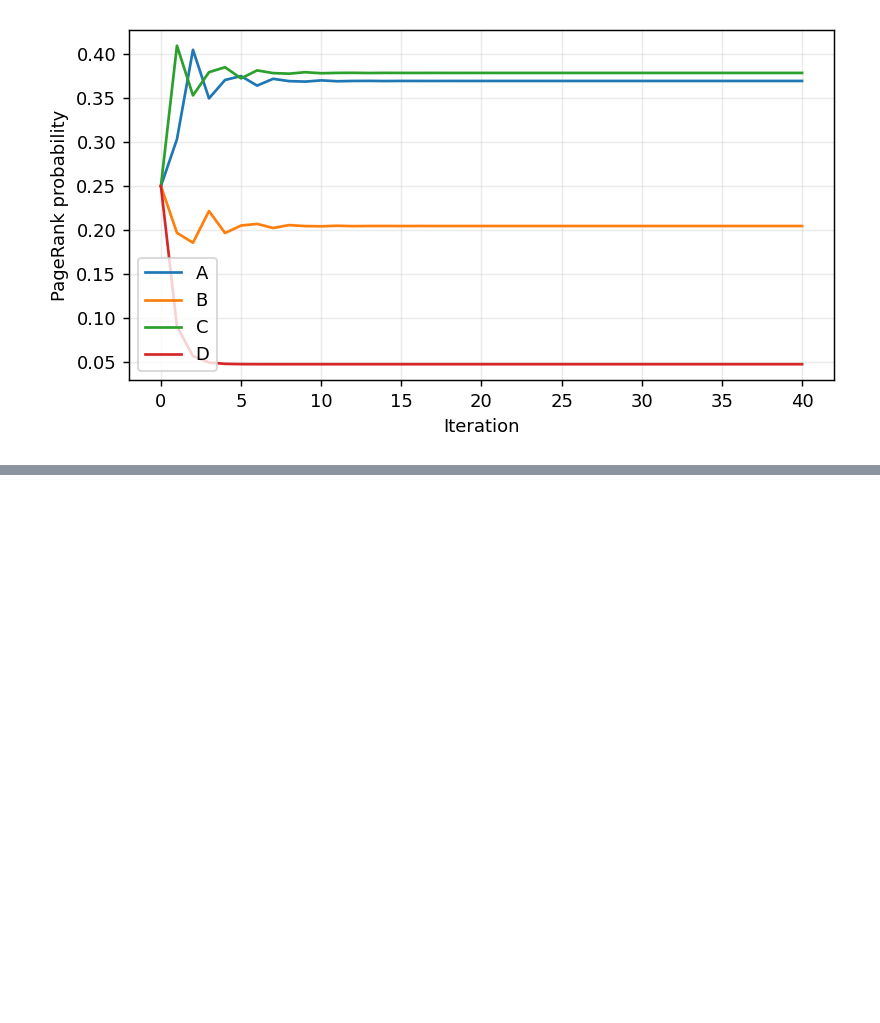
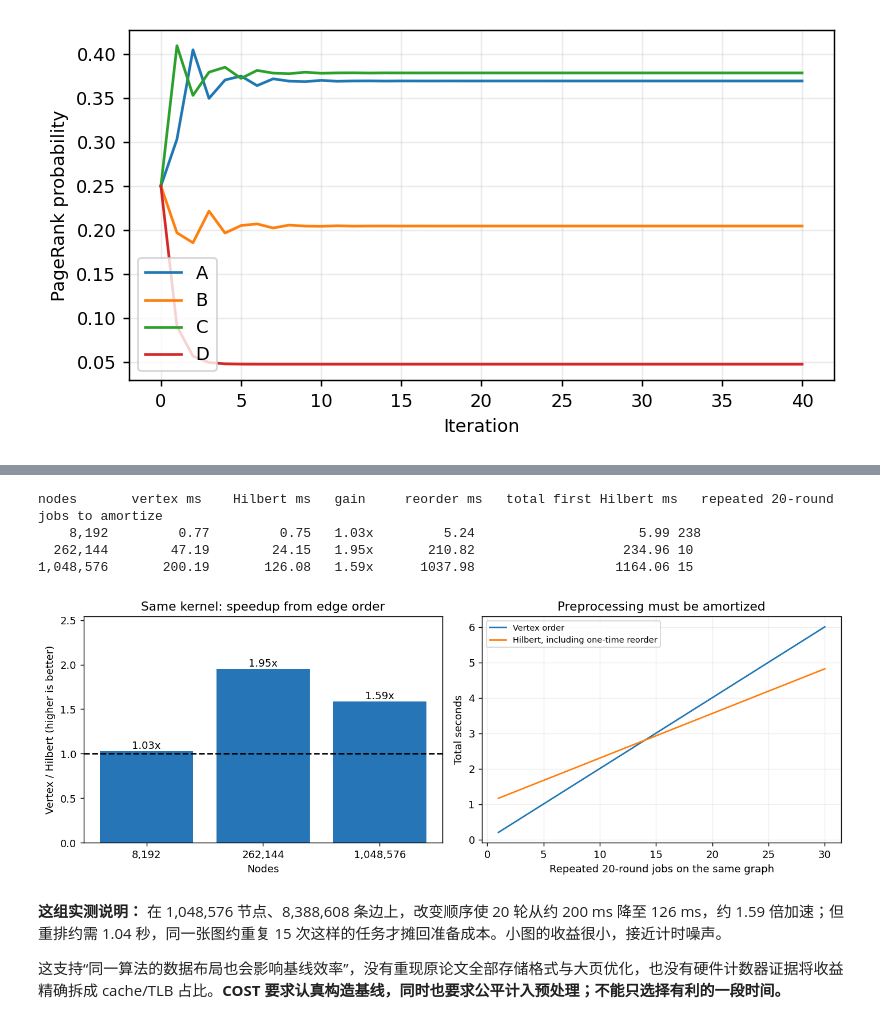
Before and after one commit to ssk01/ssk01, a Jupyter notebook: 2026/cost-pagerank-prototype/cost_pagerank.ipynb, the cells around one changed output, grey strips where cells are left out. Drawn from its saved outputs; the diff is of its cells as text; code cells hidden in the pictures; blank space fills up the shorter version.

```diff
--- a/2026/cost-pagerank-prototype/cost_pagerank.ipynb
+++ b/2026/cost-pagerank-prototype/cost_pagerank.ipynb
@@ -217 +300,31 @@ Python / CSR time ratio: 61.14560806038843
+# %%
+layout = json.loads(Path('layout_results.json').read_text())
+print('nodes       vertex ms    Hilbert ms   gain     reorder ms   total first Hilbert ms   repeated 20-round jobs to amortize')
+for c in layout['cases']:
+    tv=c['vertex']['median_s'];th=c['hilbert']['median_s'];prep=c['preprocess_s']
+    jobs=int(np.floor(prep/(tv-th))+1) if tv>th else None
+    print(f"{c['nodes']:9,d} {tv*1000:12.2f} {th*1000:12.2f} {tv/th:6.2f}x {prep*1000:12.2f} {(prep+th)*1000:24.2f} {jobs}")
+fig,axes=plt.subplots(1,2,figsize=(11,4))
+cs=layout['cases'];x=np.arange(len(cs))
+gain=[c['vertex']['median_s']/c['hilbert']['median_s'] for c in cs]
+bars=axes[0].bar(x,gain,color='#2675B7');axes[0].bar_label(bars,fmt='%.2fx')
+axes[0].axhline(1,color='black',linestyle='--');axes[0].set_ylim(0,max(gain)*1.3)
+axes[0].set_xticks(x,[f"{c['nodes']:,}" for c in cs]);axes[0].set_title('Same kernel: speedup from edge order');axes[0].set_ylabel('Vertex / Hilbert (higher is better)');axes[0].set_xlabel('Nodes')
+c=cs[-1];tv=c['vertex']['median_s'];th=c['hilbert']['median_s'];prep=c['preprocess_s']
+jobs=np.arange(1,31)
+axes[1].plot(jobs,tv*jobs,label='Vertex order')
+axes[1].plot(jobs,prep+th*jobs,label='Hilbert, including one-time reorder')
+axes[1].set(xlabel='Repeated 20-round jobs on the same graph',ylabel='Total seconds',title='Preprocessing must be amortized')
+axes[1].legend(fontsize=8);axes[1].grid(alpha=.2)
+plt.tight_layout();show()
+# %% [output]
+nodes       vertex ms    Hilbert ms   gain     reorder ms   total first Hilbert ms   repeated 20-round jobs to amortize
+    8,192         0.77         0.75   1.03x         5.24                     5.99 238
+  262,144        47.19        24.15   1.95x       210.82                   234.96 10
+1,048,576       200.19       126.08   1.59x      1037.98                  1164.06 15
+[figure, added]
+# %% [markdown]
+**这组实测说明：** 在 1,048,576 节点、8,388,608 条边上，改变顺序使 20 轮从约 200 ms 降至 126 ms，约 1.59 倍加速；但重排约需 1.04 秒，同一张图约重复 15 次这样的任务才摊回准备成本。小图的收益很小，接近计时噪声。
+
+这支持“同一算法的数据布局也会影响基线效率”，没有重现原论文全部存储格式与大页优化，也没有硬件计数器证据将收益精确拆成 cache/TLB 占比。**COST 要求认真构造基线，同时也要求公平计入预处理；不能只选择有利的一段时间。**
 # %% [markdown]
```
Also changed, not shown: parts of 18 cells of this notebook, 33 other files.
